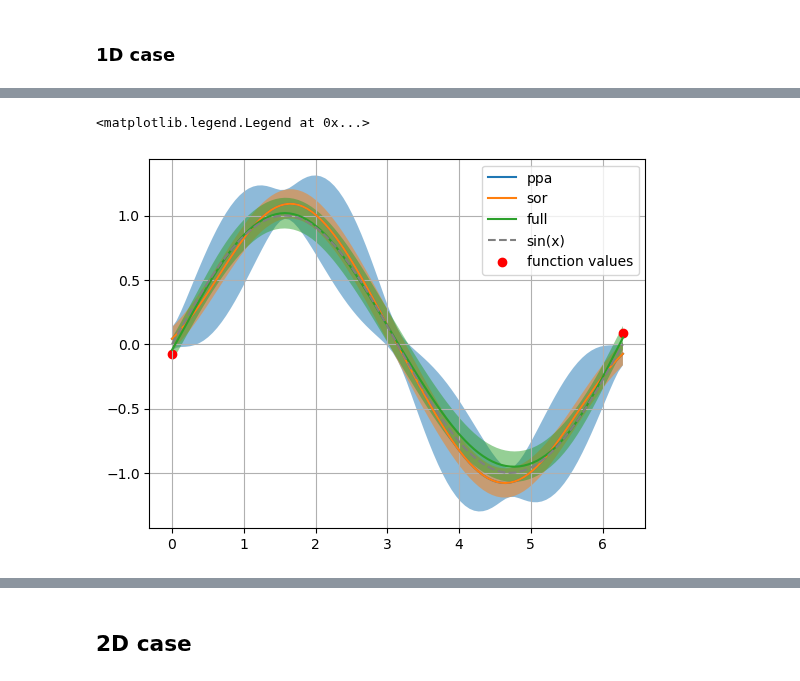
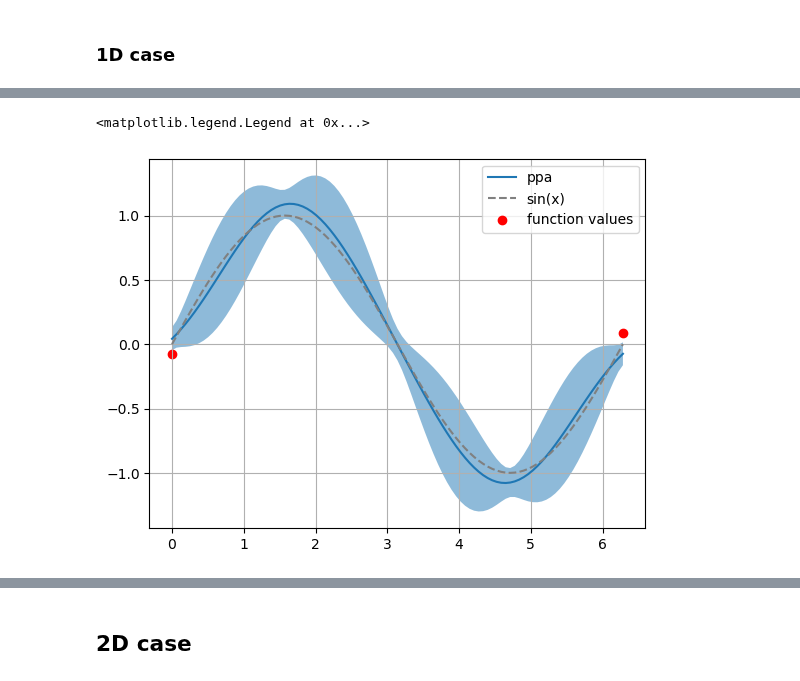
Before and after one commit to LukasEin/jaxgp, a Jupyter notebook: recover_from_derivatives_sin.ipynb, the cells around one changed output, grey strips where cells are left out. Saved outputs shown, nothing was run; the diff lists cells and outputs as text; code cells hidden in the pictures.

```diff
--- a/recover_from_derivatives_sin.ipynb
+++ b/recover_from_derivatives_sin.ipynb
@@ -70,17 +88,17 @@ AssertionError:
 # %%
 plt.plot(grid,means_ppa,label="ppa")
 plt.fill_between(grid,means_ppa-stds_ppa,means_ppa+stds_ppa,alpha=0.5)
-plt.plot(grid,means_sor,label="sor")
-plt.fill_between(grid,means_sor-stds_sor,means_sor+stds_sor,alpha=0.5)
-plt.plot(grid,means_full,label="full")
-plt.fill_between(grid,means_full-stds_full,means_full+stds_full,alpha=0.5)
+# plt.plot(grid,means_sor,label="sor")
+# plt.fill_between(grid,means_sor-stds_sor,means_sor+stds_sor,alpha=0.5)
+# plt.plot(grid,means_full,label="full")
+# plt.fill_between(grid,means_full-stds_full,means_full+stds_full,alpha=0.5)
 # plt.plot(grid,means_ny,label="ny")
 # plt.fill_between(grid,means_ny-stds_ny,means_ny+stds_ny,alpha=0.5)
 plt.plot(grid,func(grid),color="grey",ls="--",label="sin(x)")
 plt.scatter(datagrid,data_values,color="r",label="function values")
 plt.grid()
 plt.legend()
 # %% [output]
 <matplotlib.legend.Legend at 0x...>
-[figure, old version]
+[figure, new version]
 # %%
```
Also changed, not shown: parts of 3 cells of this notebook, 2 other files.
